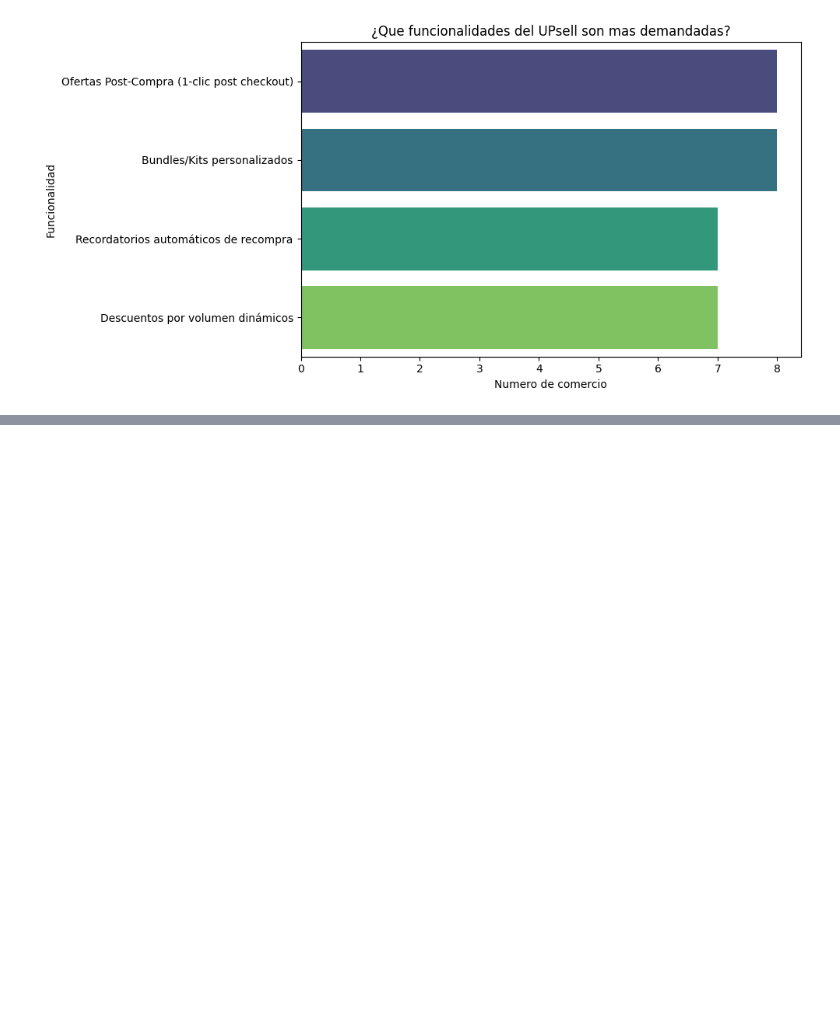
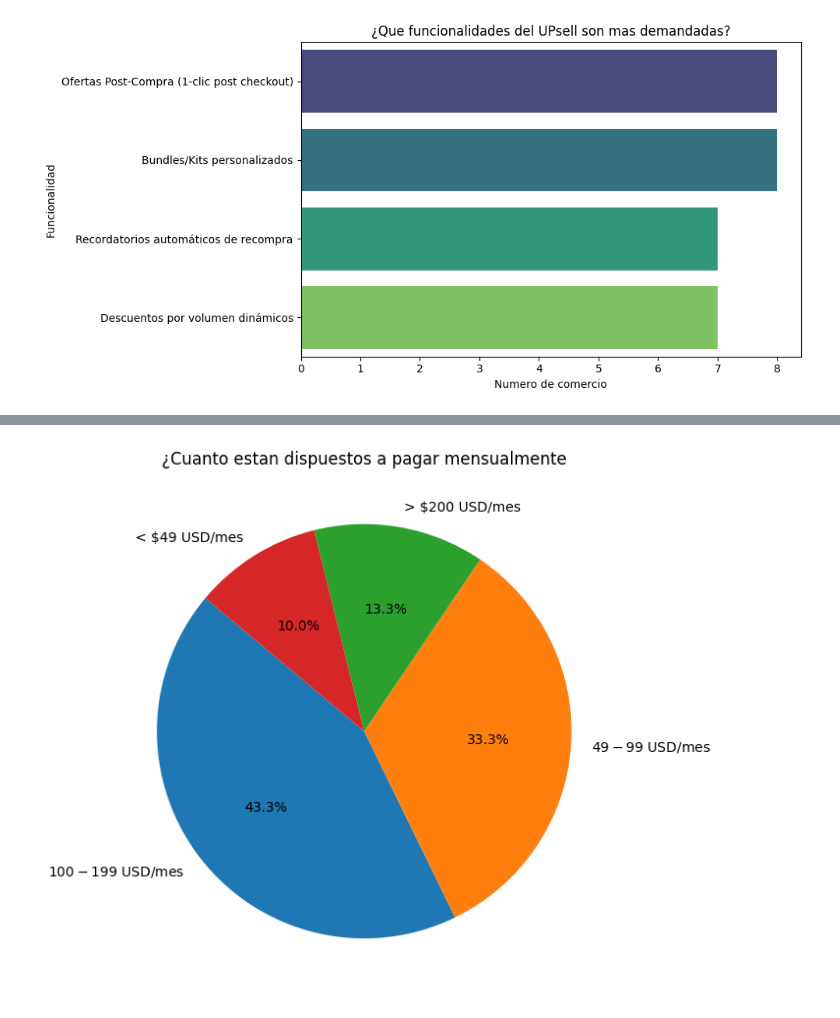
Before and after one commit to juangmd63-ai/Analisi_de_estadisticas, a Jupyter notebook: Analisis_encuestas.ipynb, the cells around one changed output, grey strips where cells are left out. Cells and saved outputs as stored; diff of their text form; code cells hidden in the pictures; blank space fills up the shorter version.

```diff
--- a/Analisis_encuestas.ipynb
+++ b/Analisis_encuestas.ipynb
@@ -315,0 +321,18 @@ Passing `palette` without assigning `hue` is deprecated and will be removed in v
+# %%
+plt.figure(figsize=(7,7))
+# Calcular el porcentaje de cada
+# Contar respuestas de precio
+p_counts =df['P15_PrecioSaaS'].value_counts()
+# Contar respuestas de precio
+p_counts =df['P15_PrecioSaaS'].value_counts()
+# Colores y explosion
+colors=['#1f77b4', '#ff7f0e', '#2ca02c', '#d62728', '#9467bd', '#8c564b']
+colors=colors[:len(p_counts)]
+explode = [0.0 if i == 0 else 0 for i in range(len(p_counts))]
+# Crear el grafico circular
+plt.pie(p_counts,labels=p_counts.index, autopct='%1.1f%%',startangle=140,colors=colors, explode=explode)
+plt.title('¿Cuanto estan dispuestos a pagar mensualmente')
+plt.tight_layout()
+plt.show()
+# %% [output]
+[figure, added]
```
Also changed, not shown: parts of 1 cell of this notebook.
